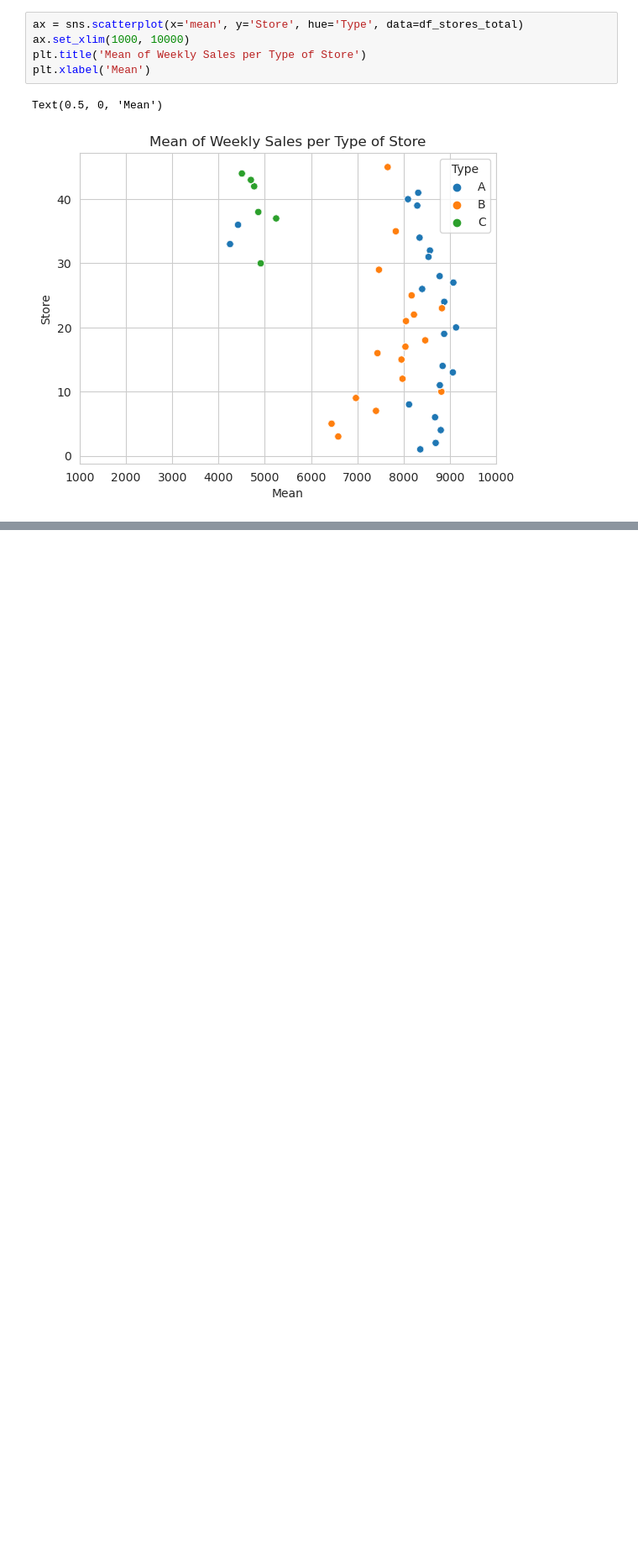
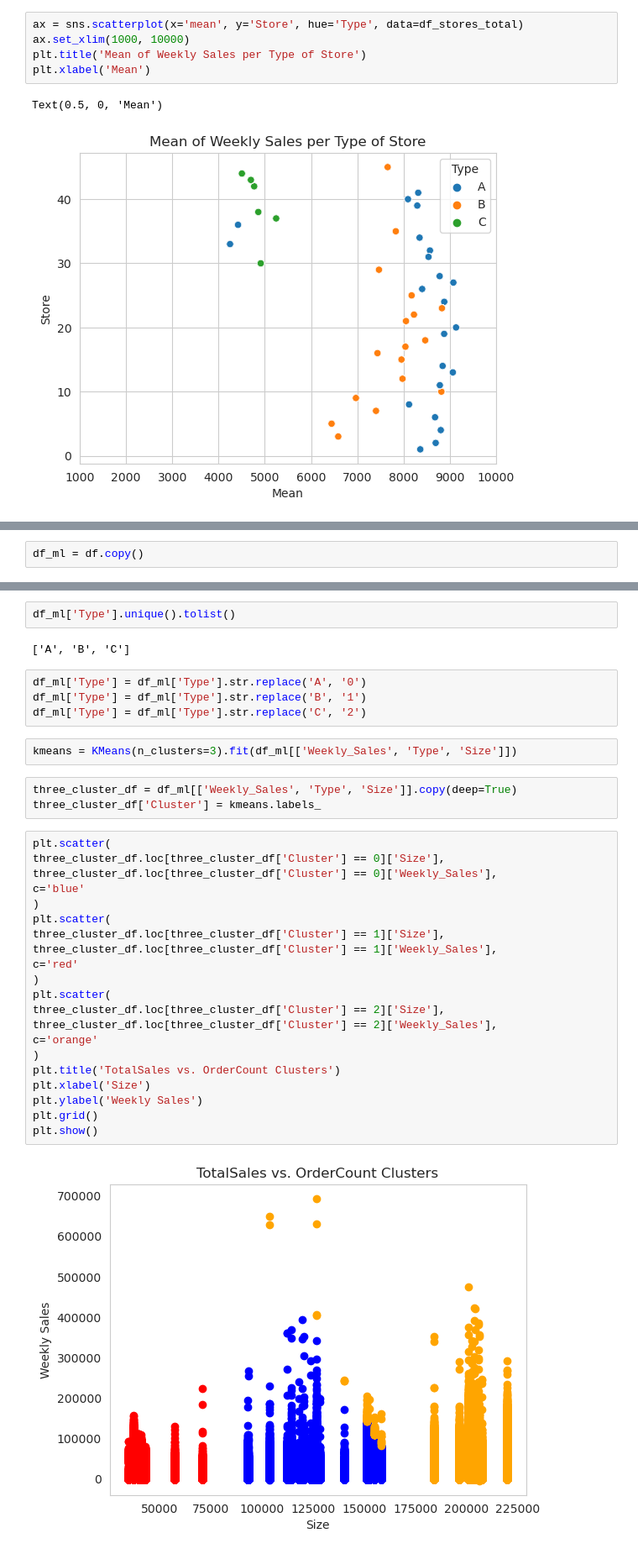
Before and after one commit to andrepgalhardo/Projetcs, a Jupyter notebook: Retail Analysis_v2.ipynb, the cells around one changed output, grey strips where cells are left out. Shown at 84% size. Drawn from its saved outputs; the diff is of its cells as text; blank space fills up the shorter version.

```diff
--- a/Retail Analysis_v2.ipynb
+++ b/Retail Analysis_v2.ipynb
@@ -421,0 +429,2 @@ plt.xlabel('Size of Store')
+# %%
+df_ml = df.copy()
@@ -421,0 +451,36 @@ plt.xlabel('Size of Store')
+# %%
+df_ml['Type'].unique().tolist()
+# %% [output]
+['A', 'B', 'C']
+# %%
+df_ml['Type'] = df_ml['Type'].str.replace('A', '0')
+df_ml['Type'] = df_ml['Type'].str.replace('B', '1')
+df_ml['Type'] = df_ml['Type'].str.replace('C', '2')
+# %%
+kmeans = KMeans(n_clusters=3).fit(df_ml[['Weekly_Sales', 'Type', 'Size']])
+# %%
+three_cluster_df = df_ml[['Weekly_Sales', 'Type', 'Size']].copy(deep=True)
+three_cluster_df['Cluster'] = kmeans.labels_
+# %%
+plt.scatter(
+three_cluster_df.loc[three_cluster_df['Cluster'] == 0]['Size'],
+three_cluster_df.loc[three_cluster_df['Cluster'] == 0]['Weekly_Sales'],
+c='blue'
+)
+plt.scatter(
+three_cluster_df.loc[three_cluster_df['Cluster'] == 1]['Size'],
+three_cluster_df.loc[three_cluster_df['Cluster'] == 1]['Weekly_Sales'],
+c='red'
+)
+plt.scatter(
+three_cluster_df.loc[three_cluster_df['Cluster'] == 2]['Size'],
+three_cluster_df.loc[three_cluster_df['Cluster'] == 2]['Weekly_Sales'],
+c='orange'
+)
+plt.title('TotalSales vs. OrderCount Clusters')
+plt.xlabel('Size')
+plt.ylabel('Weekly Sales')
+plt.grid()
+plt.show()
+# %% [output]
+[figure, added]
```
Also changed, not shown: parts of 6 cells of this notebook.
